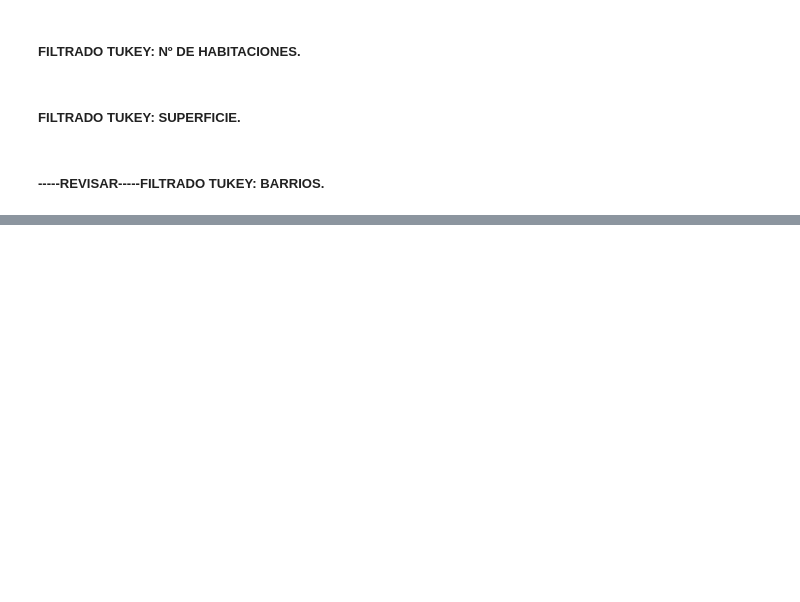
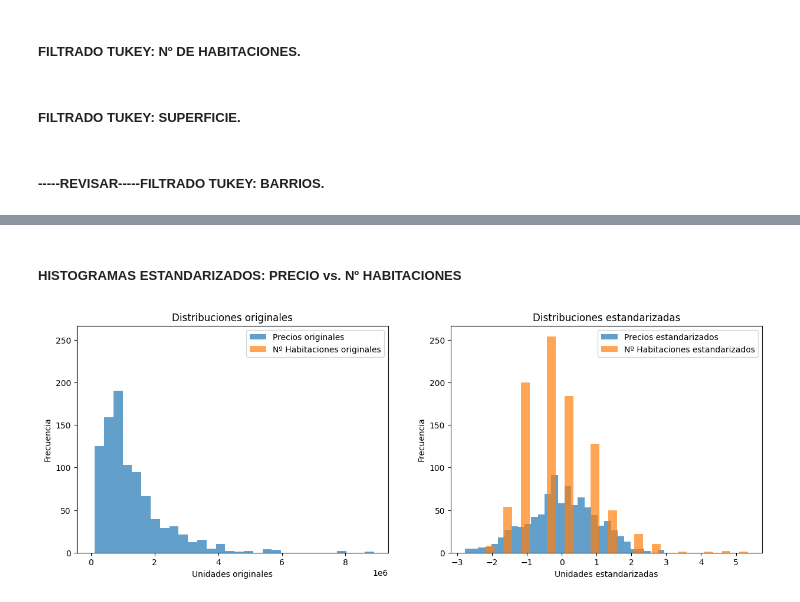
Before and after one commit to angovery/Data-Science-Bootcamp, a Jupyter notebook: Ejercicios_Evaluados/Modulo_2/ejercicio_modulo2.ipynb, the cells around one changed output, grey strips where cells are left out. Cells and saved outputs as stored; diff of their text form; code cells hidden in the pictures; blank space fills up the shorter version.

```diff
--- a/Ejercicios_Evaluados/Modulo_2/ejercicio_modulo2.ipynb
+++ b/Ejercicios_Evaluados/Modulo_2/ejercicio_modulo2.ipynb
@@ -687,0 +964,12 @@ plt.show()
+# %%
+# Se estandariza el número de habitaciones
+num_habitaciones_standard = (num_habitaciones_log - media_num_habitaciones_log) / desv_num_habitaciones_log
+
+# Se calculan las nuevas métricas a partir de los datos estandarizados.
+media_habitaciones_standard = np.mean(num_habitaciones_standard)
+mediana_habitaciones_standard = np.median(num_habitaciones_standard)
+desv_habitaciones_standard = np.std(num_habitaciones_standard)
+
+print(f"La media estandarizada del número de habitaciones es: {media_habitaciones_standard}")
+print(f"La mediana estandarizada del número de habitaciones es: {mediana_habitaciones_standard}")
+print(f"La desviación estándar del número de habitaciones es: {desv_habitaciones_standard}")
@@ -687,0 +1014,22 @@ plt.show()
+# %% [markdown]
+##### HISTOGRAMAS ESTANDARIZADOS: PRECIO vs. Nº HABITACIONES
+# %%
+plt.figure(figsize=(15,5))
+plt.subplot(1, 2, 1) # Se dibujan las distribuciones originales
+plt.hist(precios, bins=30, alpha=0.7, label="Precios originales")
+plt.hist(num_habitaciones, bins=30, alpha=0.7, label="Nº Habitaciones originales")
+plt.title("Distribuciones originales")
+plt.xlabel("Unidades originales")
+plt.ylabel("Frecuencia")
+plt.legend()
+
+plt.subplot(1,2,2) # Se dibujan las distribuciones estandarizadas
+plt.hist(precios_standard, bins=30, alpha=0.7, label="Precios estandarizados")
+plt.hist(num_habitaciones_standard, bins=30, alpha=0.7, label="Nº Habitaciones estandarizados")
+plt.title("Distribuciones estandarizadas")
+plt.xlabel("Unidades estandarizadas")
+plt.ylabel("Frecuencia")
+plt.legend()
+plt.show()
+# %% [output]
+[figure, added]
```
Also changed, not shown: parts of 59 cells of this notebook.
